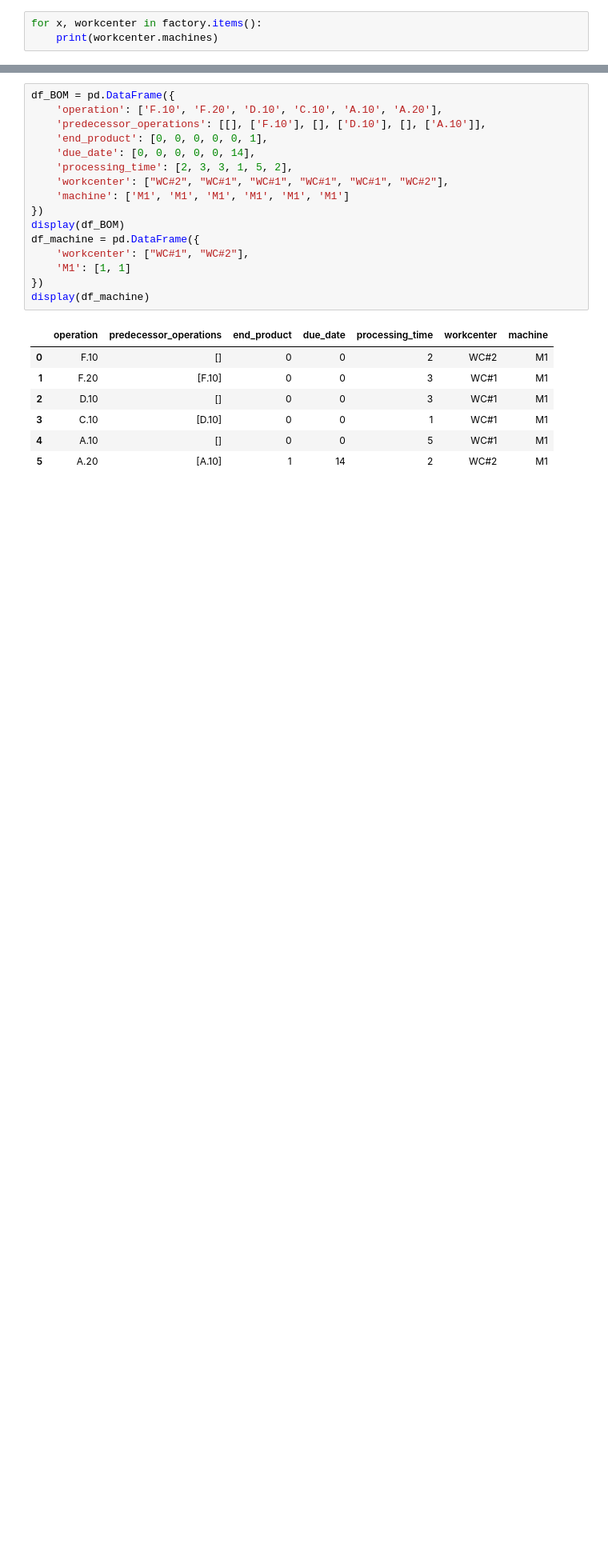
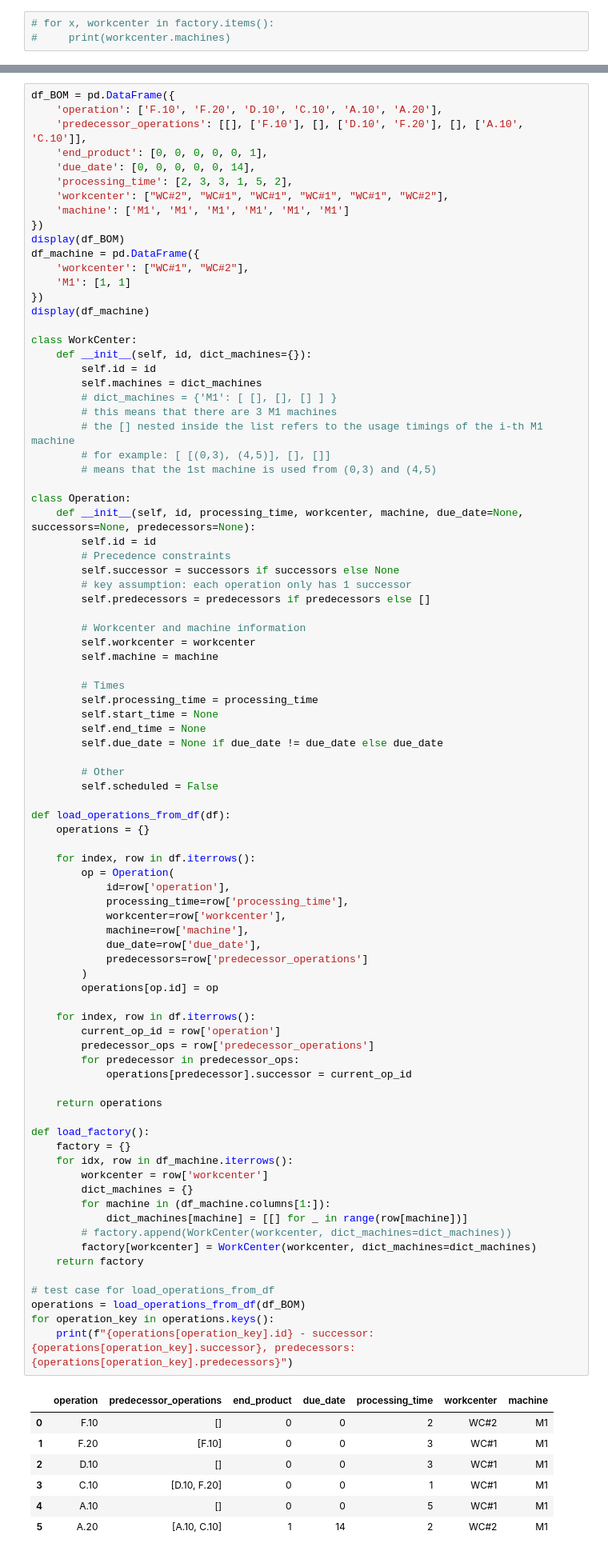
Before and after one commit to nathanansel28/40.014-ESA, a Jupyter notebook: 02_TestingHeuristics/LETSA_heuristic_new.ipynb, the cells around one changed output, grey strips where cells are left out. Shown at 80% size. Drawn from its saved outputs; the diff is of its cells as text; blank space fills up the shorter version.

```diff
--- a/02_TestingHeuristics/LETSA_heuristic_new.ipynb
+++ b/02_TestingHeuristics/LETSA_heuristic_new.ipynb
@@ -294,3 +325,3 @@ T
 # %%
-for x, workcenter in factory.items():
-    print(workcenter.machines)
+# for x, workcenter in factory.items():
+#     print(workcenter.machines)
@@ -442,27 +467,96 @@ plot_gantt_chart(scheduled_operations)
 # %%
 df_BOM = pd.DataFrame({
     'operation': ['F.10', 'F.20', 'D.10', 'C.10', 'A.10', 'A.20'],
-    'predecessor_operations': [[], ['F.10'], [], ['D.10'], [], ['A.10']],
+    'predecessor_operations': [[], ['F.10'], [], ['D.10', 'F.20'], [], ['A.10', 'C.10']],
     'end_product': [0, 0, 0, 0, 0, 1],
     'due_date': [0, 0, 0, 0, 0, 14],
     'processing_time': [2, 3, 3, 1, 5, 2],
     'workcenter': ["WC#2", "WC#1", "WC#1", "WC#1", "WC#1", "WC#2"],
     'machine': ['M1', 'M1', 'M1', 'M1', 'M1', 'M1']
 })
 display(df_BOM)
 df_machine = pd.DataFrame({
     'workcenter': ["WC#1", "WC#2"],
     'M1': [1, 1]
 })
 display(df_machine)
+
+class WorkCenter:
+    def __init__(self, id, dict_machines={}):
+        self.id = id
+        self.machines = dict_machines
+        # dict_machines = {'M1': [ [], [], [] ] }
+        # this means that there are 3 M1 machines
+        # the [] nested inside the list refers to the usage timings of the i-th M1 machine
+        # for example: [ [(0,3), (4,5)], [], []]
+        # means that the 1st machine is used from (0,3) and (4,5)
+
+class Operation:
+    def __init__(self, id, processing_time, workcenter, machine, due_date=None, successors=None, predecessors=None):
+        self.id = id
+        # Precedence constraints
+        self.successor = successors if successors else None
+        # key assumption: each operation only has 1 successor
+        self.predecessors = predecessors if predecessors else []
+
+        # Workcenter and machine information
+        self.workcenter = workcenter
+        self.machine = machine
+
+        # Times
+        self.processing_time = processing_time
+        self.start_time = None
+        self.end_time = None
+        self.due_date = None if due_date != due_date else due_date
+
+        # Other
+        self.scheduled = False
+
+def load_operations_from_df(df):
+    operations = {}
+
+    for index, row in df.iterrows():
+        op = Operation(
+            id=row['operation'],
+            processing_time=row['processing_time'],
+            workcenter=row['workcenter'],
+            machine=row['machine'],
+            due_date=row['due_date'],
+            predecessors=row['predecessor_operations']
+        )
+        operations[op.id] = op
+
+    for index, row in df.iterrows():
+        current_op_id = row['operation']
+        predecessor_ops = row['predecessor_operations']
+        for predecessor in predecessor_ops:
+            operations[predecessor].successor = current_op_id
+
+    return operations
+
+def load_factory():
+    factory = {}
+    for idx, row in df_machine.iterrows():
+        workcenter = row['workcenter']
+        dict_machines = {}
+        for machine in (df_machine.columns[1:]):
+            dict_machines[machine] = [[] for _ in range(row[machine])]
+        # factory.append(WorkCenter(workcenter, dict_machines=dict_machines))
+        factory[workcenter] = WorkCenter(workcenter, dict_machines=dict_machines)
+    return factory
+
+# test case for load_operations_from_df
+operations = load_operations_from_df(df_BOM)
+for operation_key in operations.keys():
+    print(f"{operations[operation_key].id} - successor: {operations[operation_key].successor}, predecessors: {operations[operation_key].predecessors}")
 # %% [output]
 |  | operation | predecessor_operations | end_product | due_date | processing_time | workcenter | machine |
 | 0 | F.10 | [] | 0 | 0 | 2 | WC#2 | M1 |
 | 1 | F.20 | [F.10] | 0 | 0 | 3 | WC#1 | M1 |
 | 2 | D.10 | [] | 0 | 0 | 3 | WC#1 | M1 |
-| 3 | C.10 | [D.10] | 0 | 0 | 1 | WC#1 | M1 |
+| 3 | C.10 | [D.10, F.20] | 0 | 0 | 1 | WC#1 | M1 |
 | 4 | A.10 | [] | 0 | 0 | 5 | WC#1 | M1 |
-| 5 | A.20 | [A.10] | 1 | 14 | 2 | WC#2 | M1 |
+| 5 | A.20 | [A.10, C.10] | 1 | 14 | 2 | WC#2 | M1 |
 |  | workcenter | M1 |
 | 0 | WC#1 | 1 |
 | 1 | WC#2 | 1 |
```
Also changed, not shown: parts of 15 cells of this notebook.
